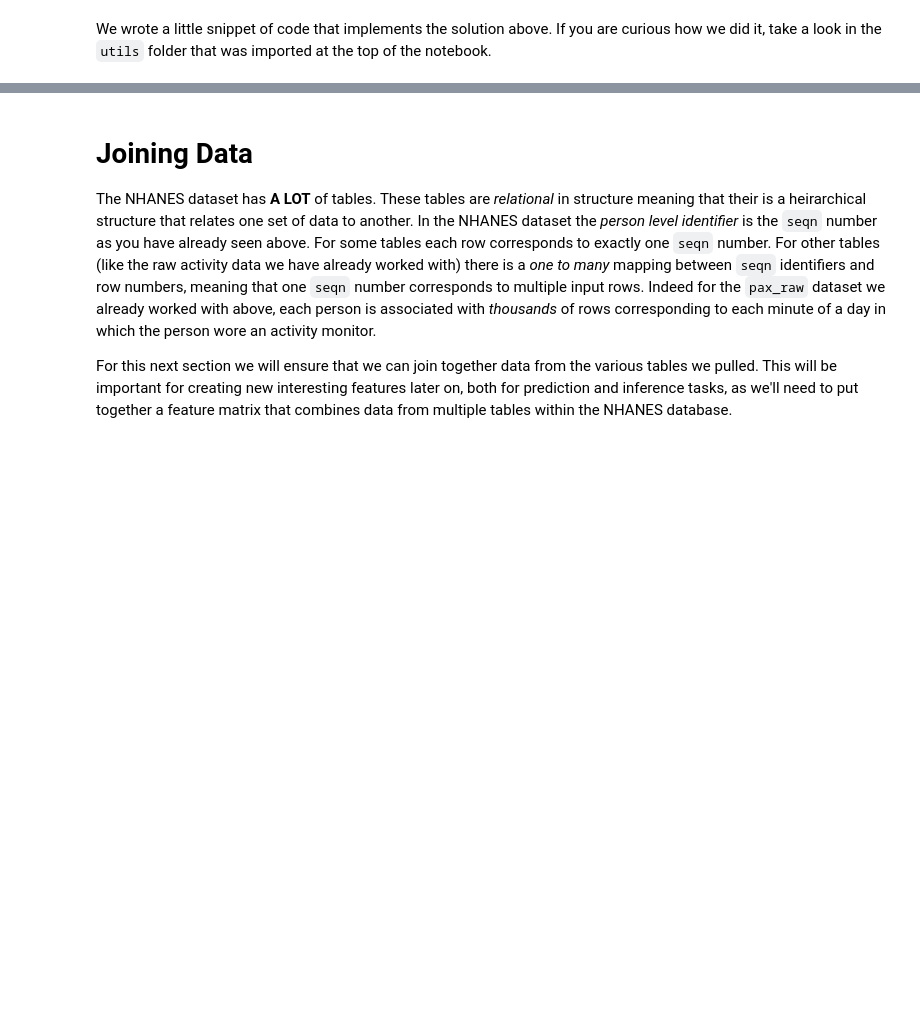
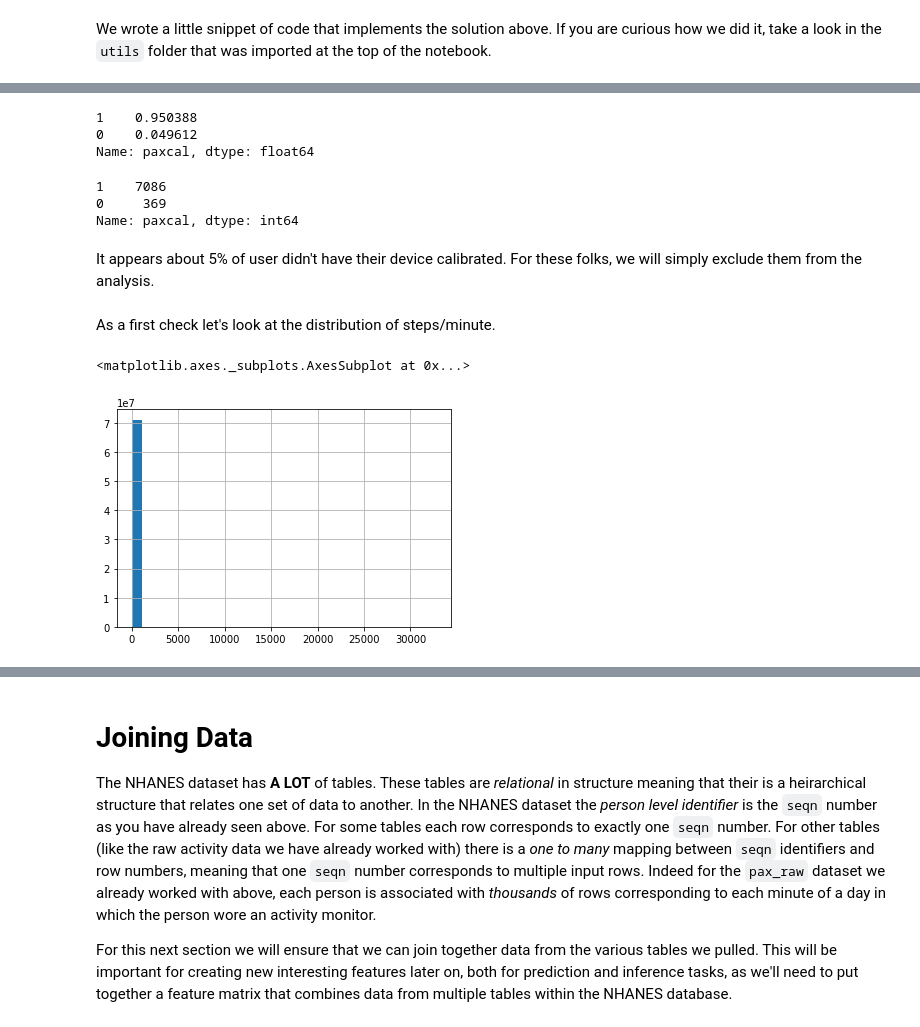
Before and after one commit to evidation-health/EvidationDataScienceModule, a Jupyter notebook: notebooks/0-ETL-Munging-QC.ipynb, the cells around one changed output, grey strips where cells are left out. Saved outputs shown, nothing was run; the diff lists cells and outputs as text; code cells hidden in the pictures; blank space fills up the shorter version.

```diff
--- a/notebooks/0-ETL-Munging-QC.ipynb
+++ b/notebooks/0-ETL-Munging-QC.ipynb
@@ -188,0 +252,30 @@ utils.plot_user_steps(pax_raw, None, 2, 60)
+# %%
+# Map values to something more reasonable
+cal_map = {1:1, 2:0}
+pax_raw['paxcal'] = pax_raw.paxcal.map(cal_map)
+# %%
+# Check proportion of calibrated minutes vs not- 1 id calibrated, else 0
+pax_raw.paxcal.value_counts() / len(pax_raw)
+# %% [output]
+1    0.950388
+0    0.049612
+Name: paxcal, dtype: float64
+# %%
+# Check if users could be in calibration for only some days
+pax_raw.groupby('seqn').paxcal.mean().value_counts()
+# %% [output]
+1    7086
+0     369
+Name: paxcal, dtype: int64
+# %% [markdown]
+It appears about 5% of user didn't have their device calibrated. For these folks, we will simply exclude them from the analysis.
+# %%
+pax_raw = pax_raw[pax_raw.paxcal==1].copy() # Keep only users with a calibrated device
+pax_raw.drop(columns='paxcal', inplace=True) # Drop the calibration column, we no longer need it
+# %% [markdown]
+As a first check let's look at the distribution of steps/minute.
+# %%
+pax_raw.paxstep.hist(bins=30)
+# %% [output]
+<matplotlib.axes._subplots.AxesSubplot at 0x...>
+[figure, added]
```
Also changed, not shown: parts of 38 cells of this notebook, 2 other files.
